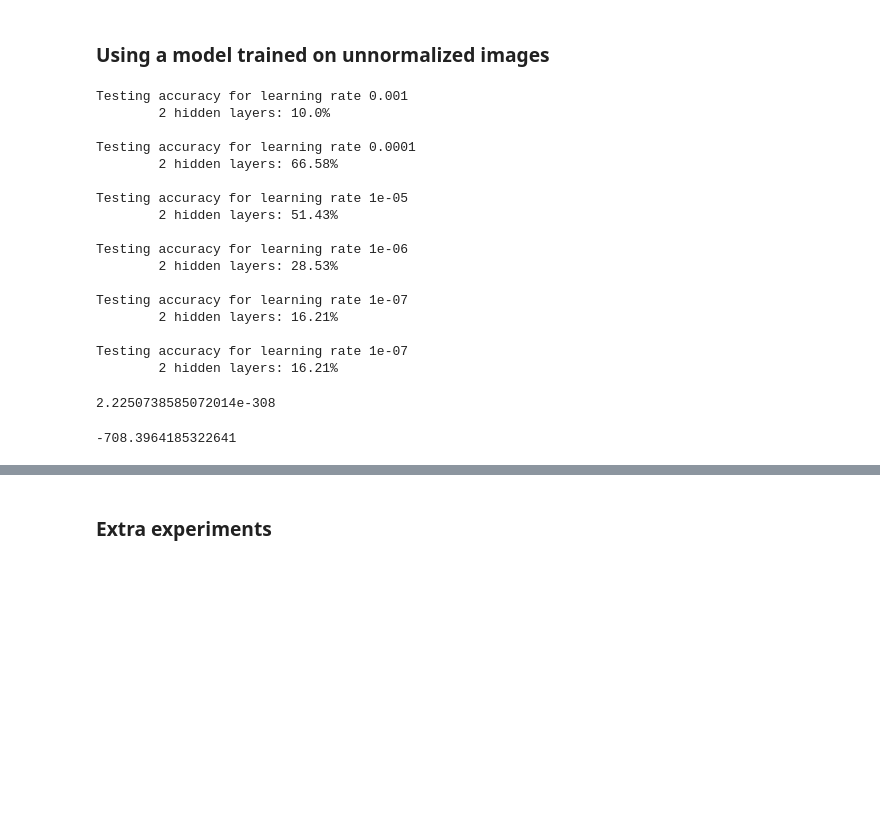
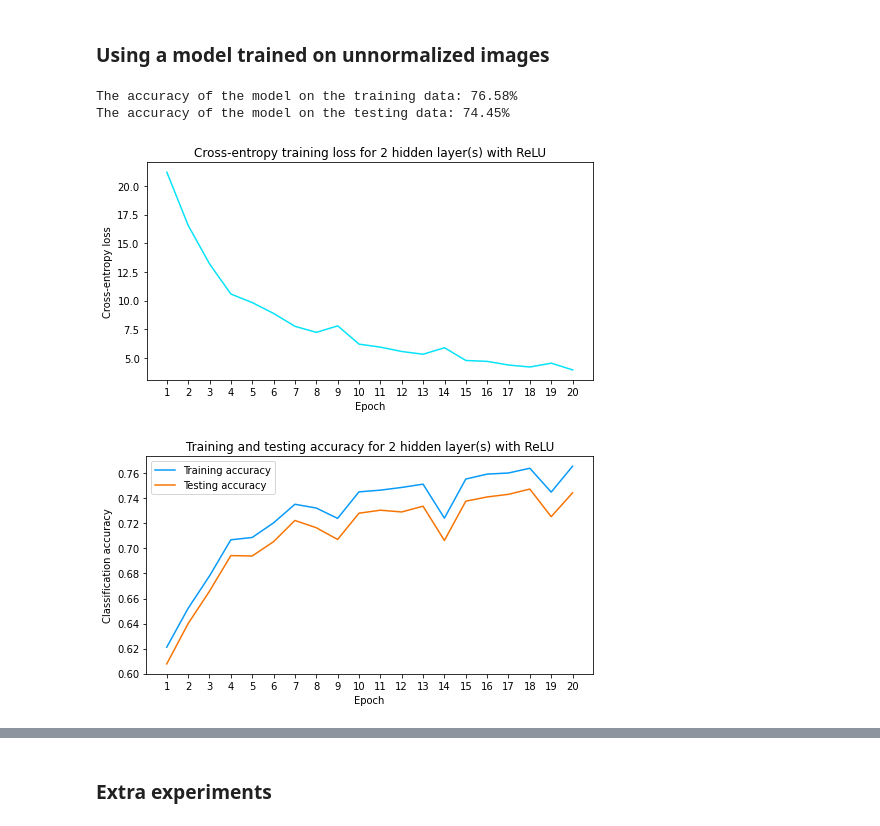
Before and after one commit to faithrts/ML-Intro, a Jupyter notebook: A3_Draft.ipynb, the cells around one changed output, grey strips where cells are left out. Cells and saved outputs as stored; diff of their text form; code cells hidden in the pictures; blank space fills up the shorter version.

```diff
--- a/A3_Draft.ipynb
+++ b/A3_Draft.ipynb
@@ -278,16 +267,12 @@ class NeuralNetLayer:
     raise NotImplementedError
 # %%
 class LinearLayer(NeuralNetLayer):
-  def __init__(self, input_size, output_size, unnormalized = False):
+  def __init__(self, input_size, output_size):
     super().__init__()
     self.ni = input_size
     self.no = output_size
 
     sigma = 0.1
-
-    # if the data is unnormalized, the initial weights need to be even smaller
-    if unnormalized:
-      sigma = 0.000001
 
     random_state = RandomState(1234)
     self.w = sigma * random_state.randn(output_size, input_size)
@@ -726,12 +683,12 @@ def plot_test_acc(test_accs, k_values, model = "MLP"):
   plt.xticks(k_values, map(str, k_values))
   plt.ylabel("Classification accuracy")
 # %%
-def epoch_mini_batch(x_train, y_train, x_test, y_test, hidden_layers, hidden_units, activation_func, lr, batch_size, epochs, lambda_reg = 0, track_acc = False, track_loss = True, unnormalized = False):
+def epoch_mini_batch(x_train, y_train, x_test, y_test, hidden_layers, hidden_units, activation_func, lr, batch_size, epochs, lambda_reg = 0, track_acc = False, track_loss = True):
   n_features = x_train.shape[-1]
   n_output = 10
 
   # creates the mlp and optimizer objects
-  mlp = MLP(n_features, n_output, hidden_layers, hidden_units, activation_func, unnormalized)
+  mlp = MLP(n_features, n_output, hidden_layers, hidden_units, activation_func)
   opt = GradientDescentOptimizer(mlp, lr)
 
   # training the model using mini-batch times epochs
@@ -1014,5 +989,12 @@ The accuracy of the model on the testing data: 86.53%
 # %% [markdown]
 ### Using a model trained on unnormalized images
 # %%
-mlp2ln2222 = epoch_mini_batch(x_train_unprocessed, y_train, x_test_unprocessed, y_test, 2, [128, 128], "ReLU", 0.0001, 1000, 3, track_acc = True, unnormalized = True)
-acc2ln2222 = evaluate_mlp_acc(mlp2ln2222, x_train_unprocessed, y_train, x_test_unprocessed, y_test, silent = False)
+### training and testing 2 hidden layers with ReLu activation functions
+
+mlp2un = epoch_mini_batch(x_train_unprocessed, y_train, x_test_unprocessed, y_test, 2, [128, 128], "ReLU", 0.0001, 1000, 20, track_acc = True)
+acc2un = evaluate_mlp_acc(mlp2un, x_train_unprocessed, y_train, x_test_unprocessed, y_test, silent = False)
+# %% [output]
+The accuracy of the model on the training data: 76.58%
+The accuracy of the model on the testing data: 74.45%
+[figure, added]
+[figure, added]
@@ -1022,28 +1000,0 @@ acc2ln22 = evaluate_mlp_acc(mlp2ln22, x_train_unprocessed, y_train, x_test_unpro
-# %%
-compare_learning_rates_unnormalized(x_train_unprocessed, y_train, x_test_unprocessed, y_test, [0.001, 0.0001, 0.00001, 0.000001, 0.0000001, 0.00000001])
-# %% [output]
-Testing accuracy for learning rate 0.001
-        2 hidden layers: 10.0%
-
-Testing accuracy for learning rate 0.0001
-        2 hidden layers: 66.58%
-
-Testing accuracy for learning rate 1e-05
-        2 hidden layers: 51.43%
-
-Testing accuracy for learning rate 1e-06
-        2 hidden layers: 28.53%
-
-Testing accuracy for learning rate 1e-07
-        2 hidden layers: 16.21%
-
-Testing accuracy for learning rate 1e-07
-        2 hidden layers: 16.21%
-# %%
-sys.float_info.min
-# %% [output]
-2.2250738585072014e-308
-# %%
-np.log(sys.float_info.min)
-# %% [output]
--708.3964185322641
```
Also changed, not shown: parts of 21 cells of this notebook.
